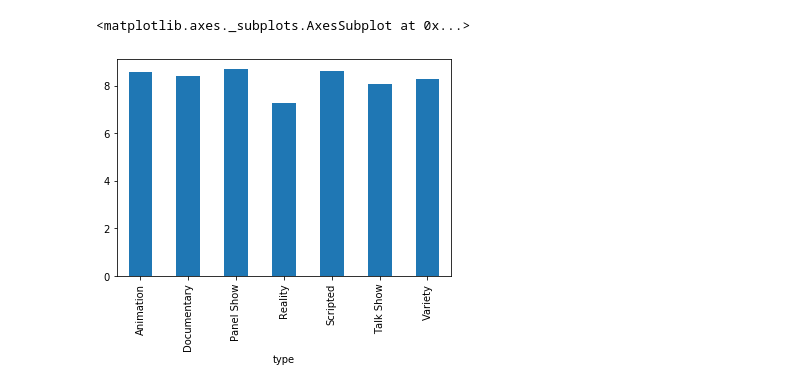
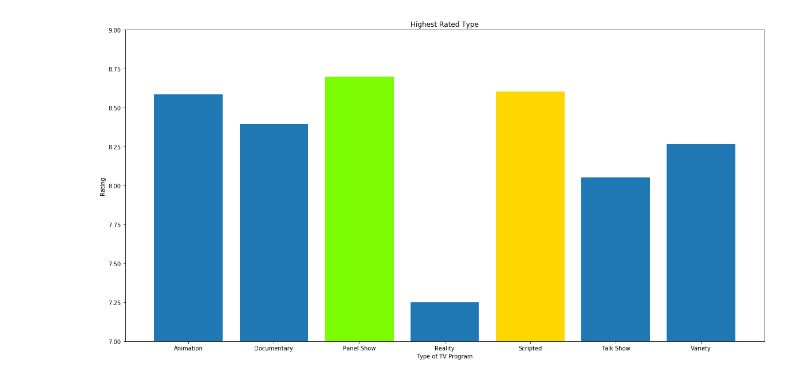
Before and after one commit to Kanqaroo/movieassestment-project, a Jupyter notebook: genre_vs_rating_graph.ipynb, the cells around one changed output. Saved outputs shown, nothing was run; the diff lists cells and outputs as text; code cells hidden in the pictures.

```diff
--- a/genre_vs_rating_graph.ipynb
+++ b/genre_vs_rating_graph.ipynb
@@ -63,5 +79,25 @@ graph1.plot(kind = 'bar')
 # %%
-df_network.groupby('type')['rating'].mean().plot(kind = 'bar')
+type_rating_list = df_network.groupby('type')['rating'].mean()
-# %% [output]
-<matplotlib.axes._subplots.AxesSubplot at 0x...>
-[figure, removed]
+# %%
+animation1 = type_rating_list[0]
+documentary1 = type_rating_list[1]
+panel_show1 = type_rating_list[2]
+reality1 = type_rating_list[3]
+script1 = type_rating_list[4]
+talk_show1 = type_rating_list[5]
+variety1 = type_rating_list[6]
+type_name = ('Animation','Documentary','Panel Show','Reality','Scripted','Talk Show','Variety')
+type_rate = (animation1,documentary1,panel_show1,reality1,script1,talk_show1,variety1)
+# %%
+fig, ax3 = plt.subplots(figsize=(20, 10))
+barlist3 = ax3.bar(type_name,type_rate, align='center',alpha=1)
+plt.xlabel('Type of TV Program')
+plt.ylabel('Rating')
+plt.title('Highest Rated Type')
+plt.xticks(rotation=0)
+barlist3[2].set_color('lawngreen')
+barlist3[4].set_color('gold')
+plt.ylim((7,9))
+plt.show()
+# %% [output]
+[figure, added]
```
Also changed, not shown: parts of 9 cells of this notebook.
